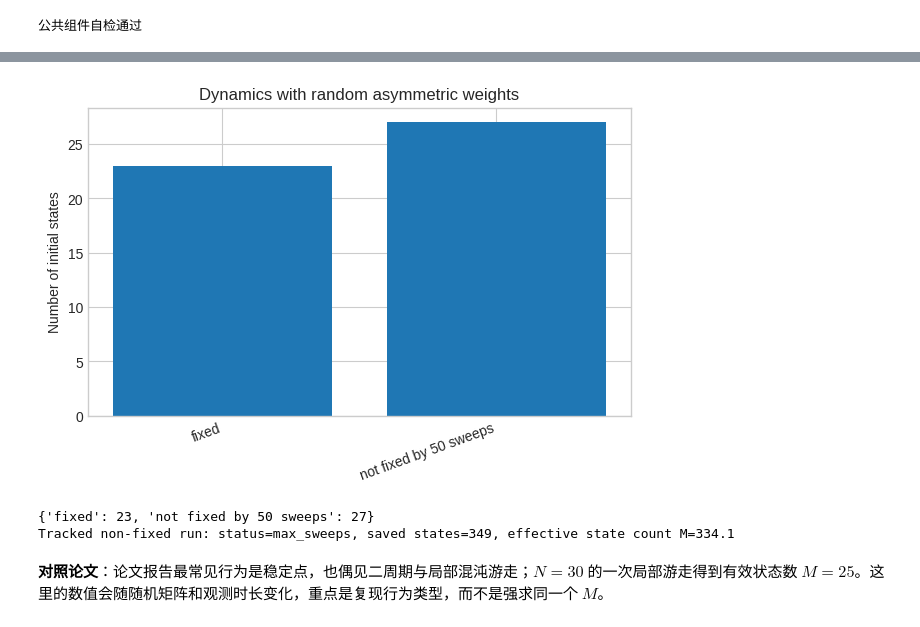
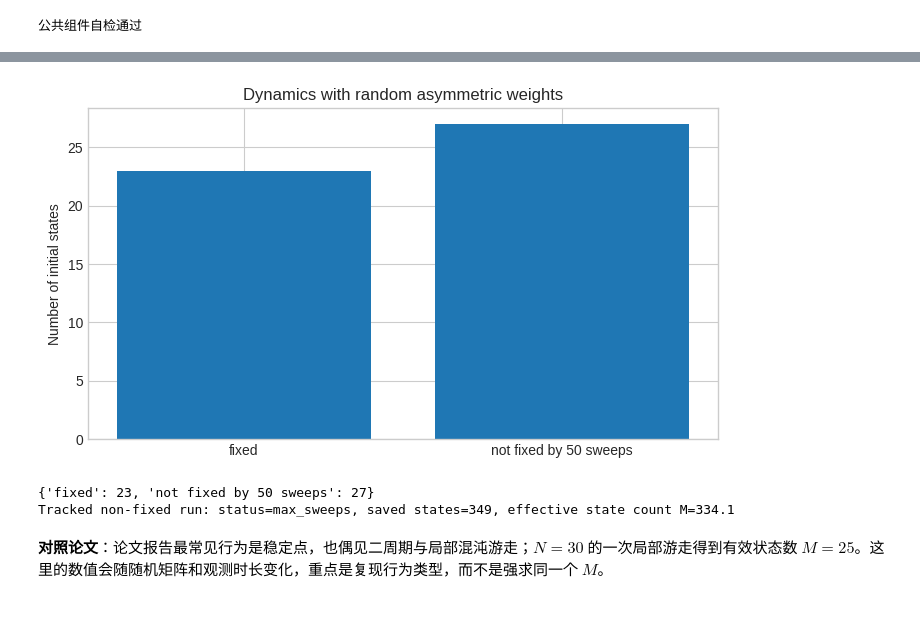
Before and after one commit to Heptazero/nn-labs, a Jupyter notebook: hopfield-1982/hopfield_1982_capacity.ipynb, the cells around one changed output, grey strips where cells are left out. Cells and saved outputs as stored; diff of their text form; code cells hidden in the pictures.

```diff
--- a/hopfield-1982/hopfield_1982_capacity.ipynb
+++ b/hopfield-1982/hopfield_1982_capacity.ipynb
@@ -443,50 +440,106 @@ print("公共组件自检通过")
 论文使用 $N=30$ 和 $N=100$。下面先重复 50 个随机初态，再单独记录一次过程轨迹；密集重复部分不保存轨迹。论文这一段使用 $\{0,1\}$ 状态与零阈值；转换到代码的 $\{-1,+1\}$ 状态后，等价阈值必须变成每行权重和的相反数，而不能继续直接写成零。
 # %%
 rng = np.random.default_rng(2)
+
 N = 30
-weights = b2_random_asymmetric_weights(N=N, rng=rng)
-threshold = -weights.sum(axis=1)  # 0/1, U=0 → -1/+1 equivalent threshold
+
+# 生成随机非对称权重矩阵
+weights = b2_random_asymmetric_weights(
+    N=N,
+    rng=rng,
+)
+
+# 将论文的 {0, 1}、U=0 转换成代码的 {-1, +1} 等价阈值
+threshold = -weights.sum(axis=1)
 
 statuses = []
 tracked_run = None
+
+# 从 50 个随机初始状态开始运行
 for _ in range(50):
-    initial_state = c2_random_state(N=N, rng=rng)
+    initial_state = c2_random_state(
+        N=N,
+        rng=rng,
+    )
+
     run = d1_run_async(
-        weights,
-        initial_state,
-        rng,
+        weights=weights,
+        initial_state=initial_state,
+        rng=rng,
         max_sweeps=50,
         threshold=threshold,
         record_states=tracked_run is None,
     )
+
     statuses.append(run.status)
+
+    # 只保存第一条没有收敛到固定点的轨迹
     if tracked_run is None and run.status != "fixed":
         tracked_run = run
 
+
+# 将内部状态名转换成适合图表展示的名称
 display_statuses = [
-    "fixed" if status == "fixed" else "not fixed by 50 sweeps"
+    "fixed"
+    if status == "fixed"
+    else "not fixed by 50 sweeps"
     for status in statuses
 ]
-labels, counts = np.unique(display_statuses, return_counts=True)
-f2_plot_bar(
-    labels,x
+
+# 统计每种结果出现多少次
+labels, counts = np.unique(
+    display_statuses,
+    return_counts=True,
+)
+
+# 绕过 f2_plot_bar 中默认的倾斜标签，直接绘图
+fig, ax = plt.subplots(figsize=(7, 4))
+
+ax.bar(
+    labels,
     counts,
-    ylabel="Number of initial states",
-    title="Dynamics with random asymmetric weights",
 )
-print(dict(zip(labels.tolist(), counts.tolist())))
 
+ax.set_ylabel("Number of initial states")
+ax.set_title("Dynamics with random asymmetric weights")
+
+# 标签保持水平
+ax.tick_params(
+    axis="x",
+    labelrotation=0,
+)
+
+plt.tight_layout()
+plt.show()
+
+# 打印具体计数
+print(
+    dict(
+        zip(
+            labels.tolist(),
+            counts.tolist(),
+        )
+    )
+)
+
+
+# 分析第一条未达到固定点的轨迹
 if tracked_run is None:
     print("All 50 trials reached fixed points.")
+
 else:
-    effective_states = e3_effective_state_count(tracked_run.state_history)
+    effective_states = e3_effective_state_count(
+        tracked_run.state_history
+    )
+
     print(
-        f"Tracked non-fixed run: status={tracked_run.status}, "
+        f"Tracked non-fixed run: "
+        f"status={tracked_run.status}, "
         f"saved states={len(tracked_run.state_history)}, "
         f"effective state count M={effective_states:.1f}"
     )
 # %% [output]
-[figure, old version]
+[figure, new version]
 {'fixed': 23, 'not fixed by 50 sweeps': 27}
 Tracked non-fixed run: status=max_sweeps, saved states=349, effective state count M=334.1
 # %% [markdown]
```
Also changed, not shown: parts of 15 cells of this notebook.
